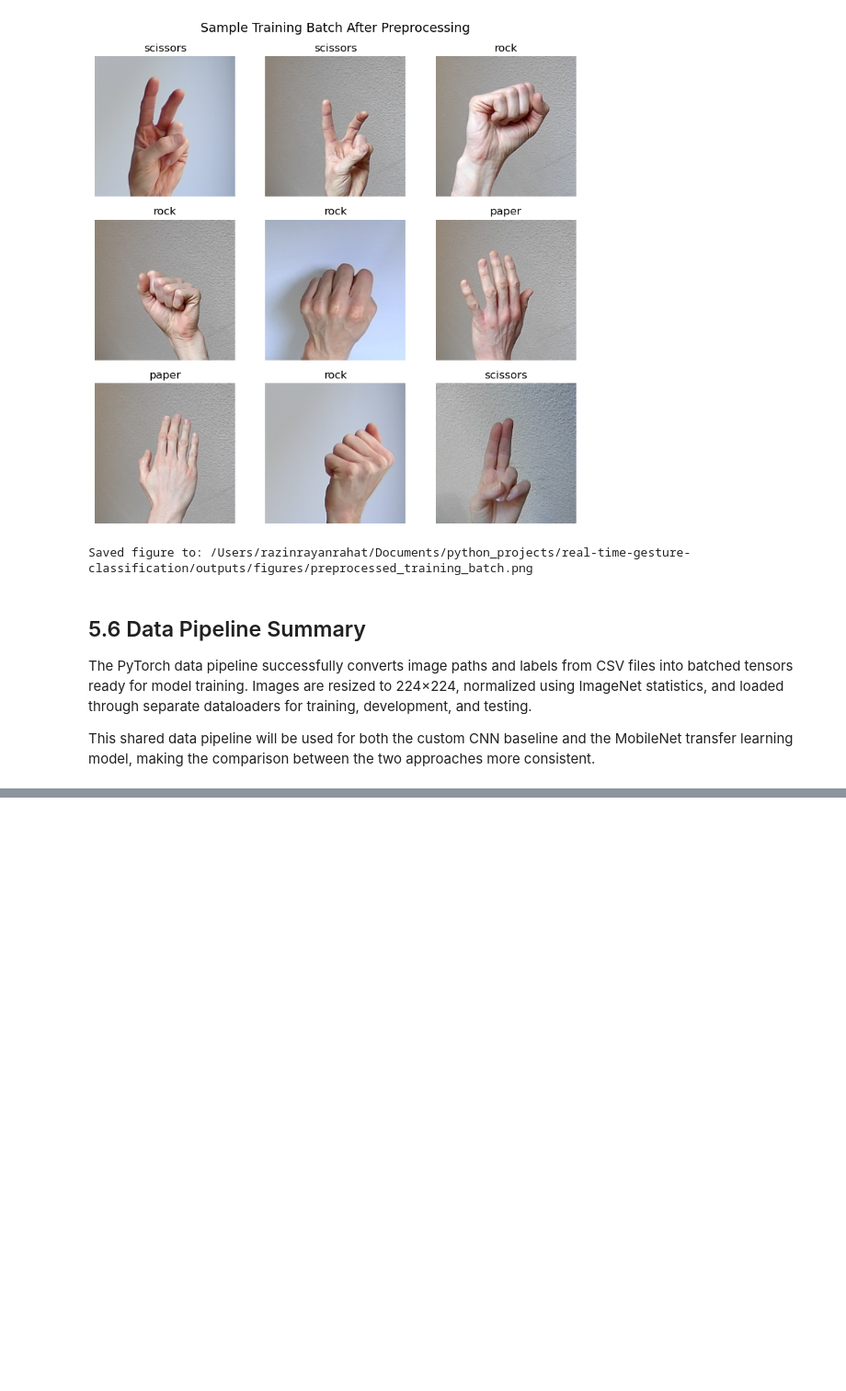
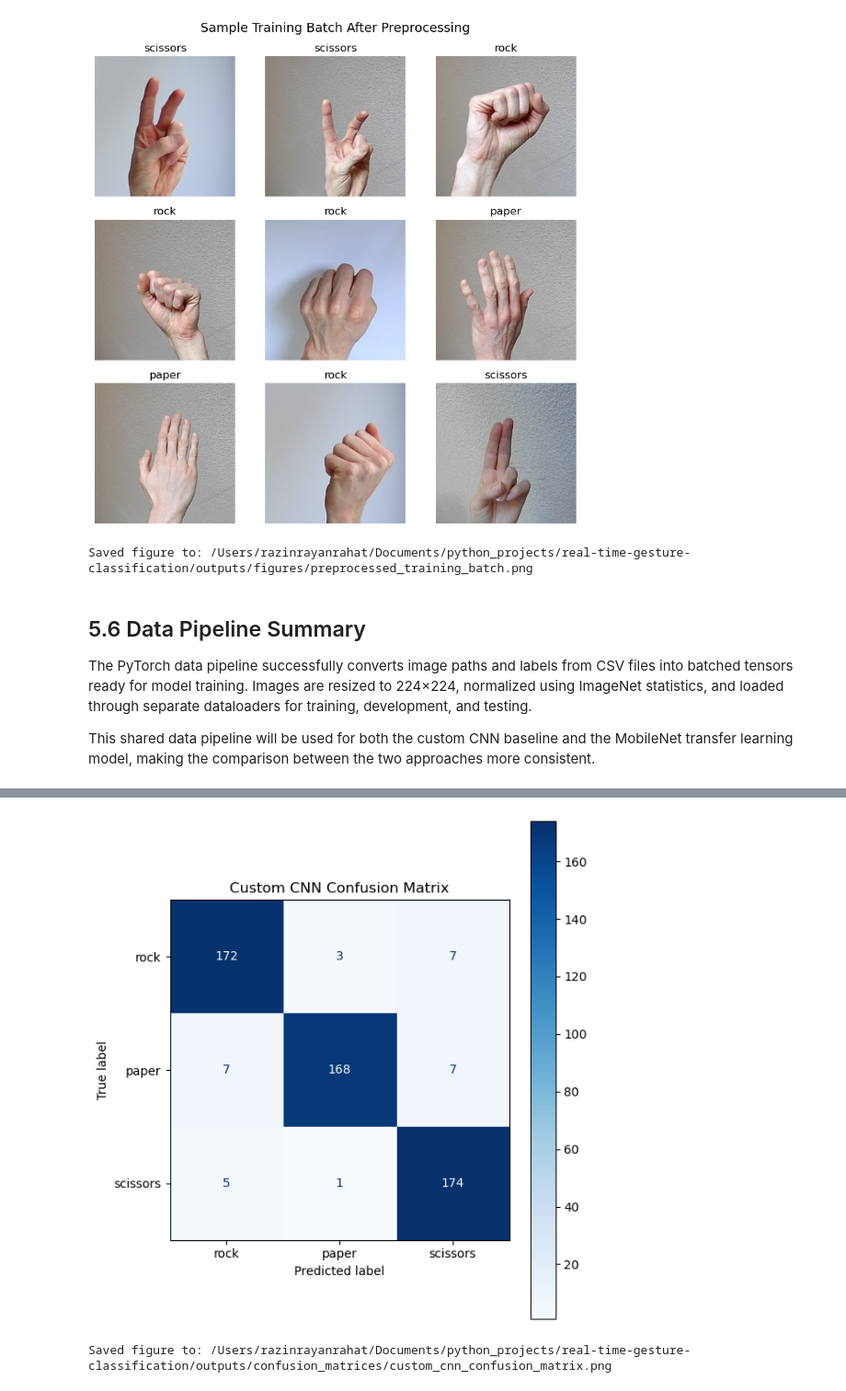
Before and after one commit to razinrahat/real-time-gesture-classification, a Jupyter notebook: notebooks/gesture_classification_experiments.ipynb, the cells around one changed output, grey strips where cells are left out. Shown at 92% size. Cells and saved outputs as stored; diff of their text form; code cells hidden in the pictures; blank space fills up the shorter version.

```diff
--- a/notebooks/gesture_classification_experiments.ipynb
+++ b/notebooks/gesture_classification_experiments.ipynb
@@ -621,0 +899,6 @@ This shared data pipeline will be used for both the custom CNN baseline and the
+# %%
+custom_cnn_best = CustomCNN(num_classes=len(CLASS_NAMES)).to(device)
+custom_cnn_best.load_state_dict(torch.load(custom_cnn_checkpoint_path, map_location=device))
+custom_cnn_best.eval()
+
+print(f"Loaded best Custom CNN checkpoint from: {custom_cnn_checkpoint_path}")
@@ -621,0 +933,10 @@ This shared data pipeline will be used for both the custom CNN baseline and the
+# %%
+custom_cnn_true, custom_cnn_pred, custom_cnn_conf = get_predictions(
+    model=custom_cnn_best,
+    dataloader=test_loader,
+    device=device
+)
+
+custom_cnn_test_accuracy = accuracy_score(custom_cnn_true, custom_cnn_pred)
+
+print(f"Custom CNN Test Accuracy: {custom_cnn_test_accuracy:.4f}")
@@ -621,0 +949,24 @@ This shared data pipeline will be used for both the custom CNN baseline and the
+# %%
+conf_matrix = confusion_matrix(custom_cnn_true, custom_cnn_pred)
+
+disp = ConfusionMatrixDisplay(
+    confusion_matrix=conf_matrix,
+    display_labels=CLASS_NAMES
+)
+
+fig, ax = plt.subplots(figsize=(6, 6))
+disp.plot(ax=ax, cmap="Blues", values_format="d")
+plt.title("Custom CNN Confusion Matrix")
+plt.tight_layout()
+
+confusion_dir = OUTPUTS_DIR / "confusion_matrices"
+confusion_dir.mkdir(parents=True, exist_ok=True)
+
+custom_cnn_cm_path = confusion_dir / "custom_cnn_confusion_matrix.png"
+plt.savefig(custom_cnn_cm_path, dpi=150, bbox_inches="tight")
+plt.show()
+
+print(f"Saved figure to: {custom_cnn_cm_path}")
+# %% [output]
+[figure, added]
+Saved figure to: /Users/razinrayanrahat/Documents/python_projects/real-time-gesture-classification/outputs/confusion_matrices/custom_cnn_confusion_matrix.png
```
Also changed, not shown: parts of 42 cells of this notebook.
